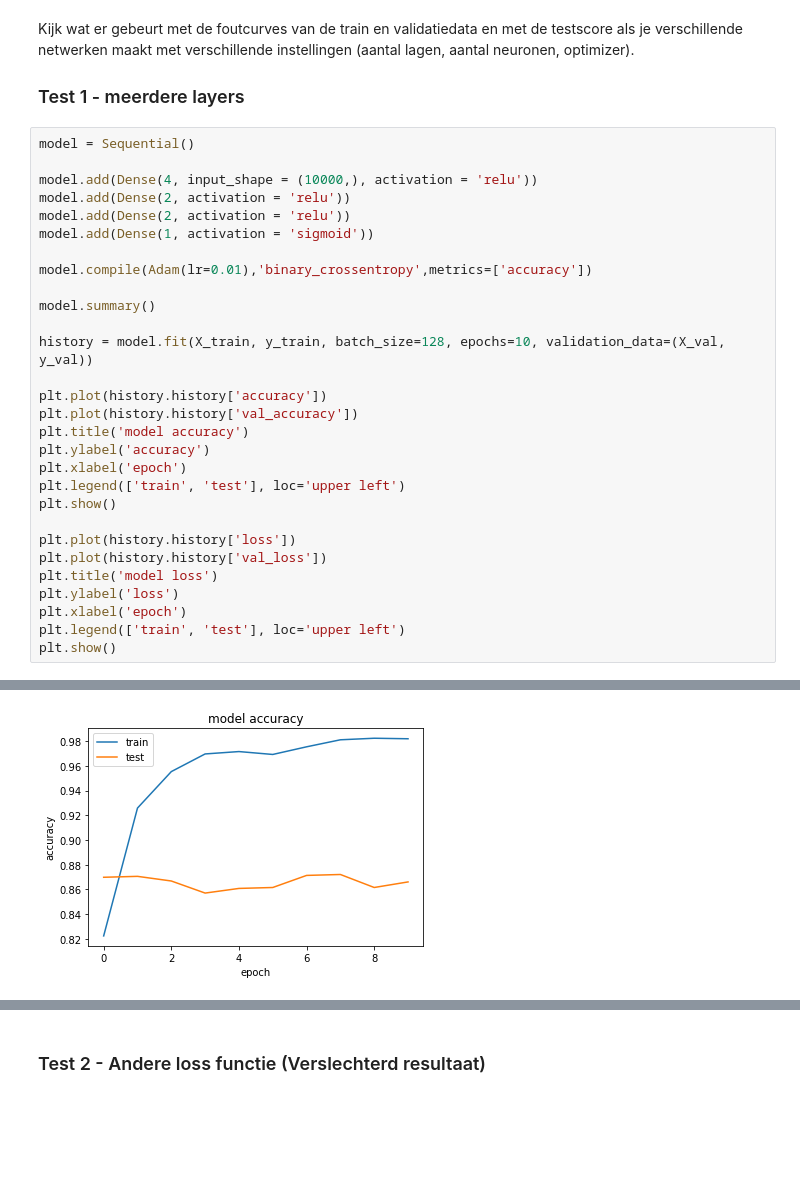
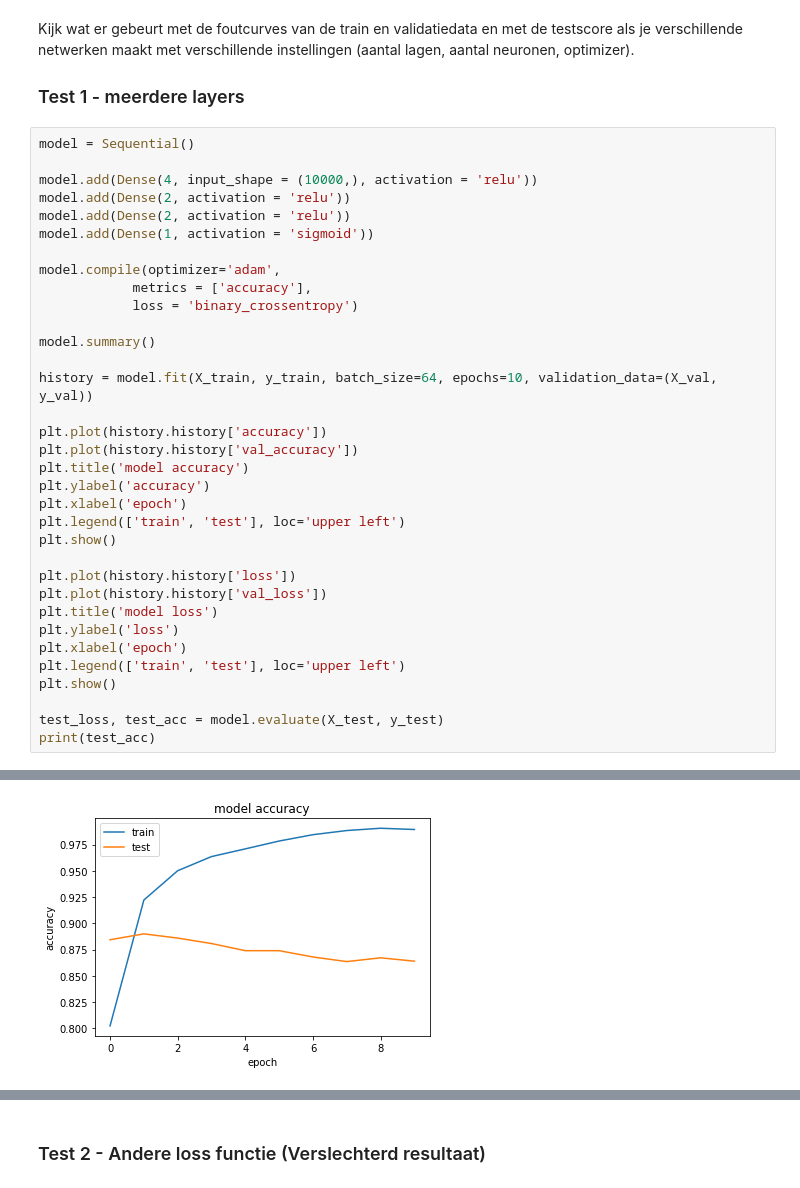
Before and after one commit to Mysurii/Minoi-AAI, a Jupyter notebook: Bootcamp/d7/IMDB_opdracht.ipynb, the cells around one changed output, grey strips where cells are left out. Drawn from its saved outputs; the diff is of its cells as text; blank space fills up the shorter version.

```diff
--- a/Bootcamp/d7/IMDB_opdracht.ipynb
+++ b/Bootcamp/d7/IMDB_opdracht.ipynb
@@ -202,11 +206,13 @@ model.add(Dense(2, activation = 'relu'))
 model.add(Dense(2, activation = 'relu'))
 model.add(Dense(1, activation = 'sigmoid'))
 
-model.compile(Adam(lr=0.01),'binary_crossentropy',metrics=['accuracy'])
+model.compile(optimizer='adam',
+            metrics = ['accuracy'],
+            loss = 'binary_crossentropy')
 
 model.summary()
 
-history = model.fit(X_train, y_train, batch_size=128, epochs=10, validation_data=(X_val, y_val))
+history = model.fit(X_train, y_train, batch_size=64, epochs=10, validation_data=(X_val, y_val))
 
 plt.plot(history.history['accuracy'])
 plt.plot(history.history['val_accuracy'])
@@ -223,4 +229,7 @@ plt.ylabel('loss')
 plt.xlabel('epoch')
 plt.legend(['train', 'test'], loc='upper left')
 plt.show()
+
+test_loss, test_acc = model.evaluate(X_test, y_test)
+print(test_acc)
 # %% [output]
@@ -266 +275 @@ Epoch 10/10
-[figure, old version]
+[figure, new version]
```
Also changed, not shown: parts of 11 cells of this notebook.
